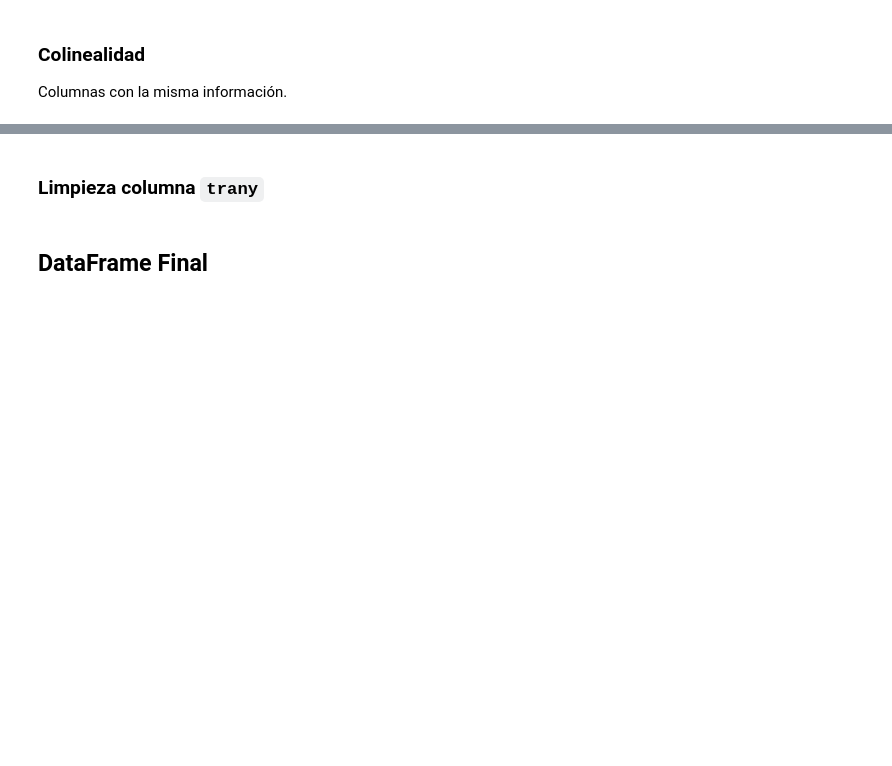
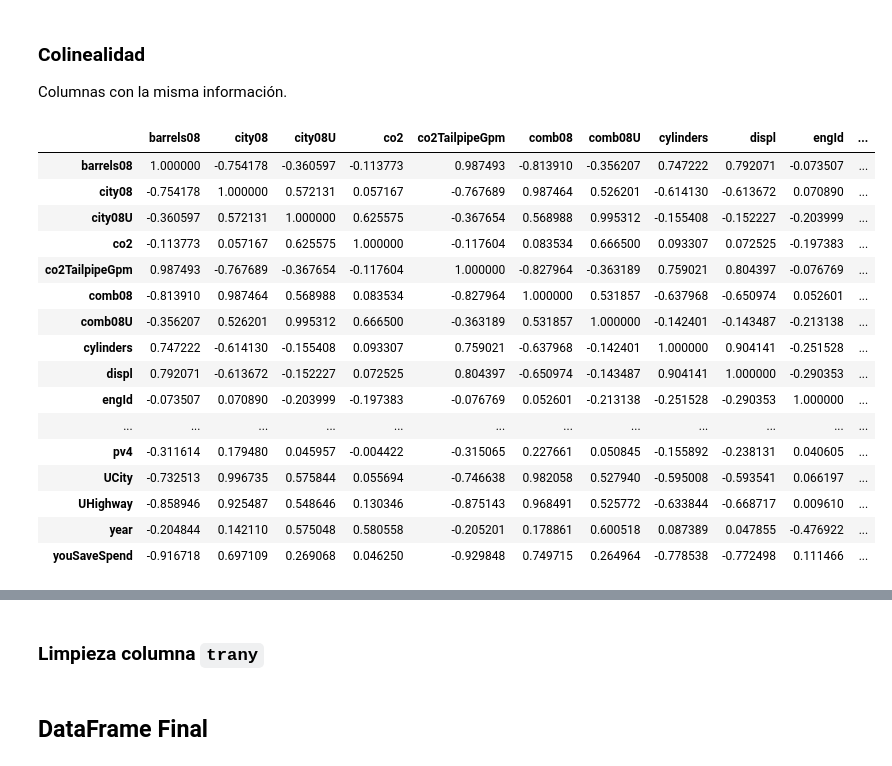
Before and after one commit to Ironhack-Data-Madrid-Julio-2023/apuntes_clase, a Jupyter notebook: semana_2/3.1 - Data Cleaning.ipynb, the cells around one changed output, grey strips where cells are left out. Cells and saved outputs as stored; diff of their text form; code cells hidden in the pictures; blank space fills up the shorter version.

```diff
--- a/semana_2/3.1 - Data Cleaning.ipynb
+++ b/semana_2/3.1 - Data Cleaning.ipynb
@@ -287,3 +500,23 @@ Outlier se refiere a esos registros con valores extremos, fuera del rango interc
 ### Colinealidad
 
 Columnas con la misma información.
+# %%
+df.corr()
+# %% [output]
+|  | barrels08 | city08 | city08U | co2 | co2TailpipeGpm | comb08 | comb08U | cylinders | displ | engId | ... |
+| barrels08 | 1.000000 | -0.754178 | -0.360597 | -0.113773 | 0.987493 | -0.813910 | -0.356207 | 0.747222 | 0.792071 | -0.073507 | ... |
+| city08 | -0.754178 | 1.000000 | 0.572131 | 0.057167 | -0.767689 | 0.987464 | 0.526201 | -0.614130 | -0.613672 | 0.070890 | ... |
+| city08U | -0.360597 | 0.572131 | 1.000000 | 0.625575 | -0.367654 | 0.568988 | 0.995312 | -0.155408 | -0.152227 | -0.203999 | ... |
+| co2 | -0.113773 | 0.057167 | 0.625575 | 1.000000 | -0.117604 | 0.083534 | 0.666500 | 0.093307 | 0.072525 | -0.197383 | ... |
+| co2TailpipeGpm | 0.987493 | -0.767689 | -0.367654 | -0.117604 | 1.000000 | -0.827964 | -0.363189 | 0.759021 | 0.804397 | -0.076769 | ... |
+| comb08 | -0.813910 | 0.987464 | 0.568988 | 0.083534 | -0.827964 | 1.000000 | 0.531857 | -0.637968 | -0.650974 | 0.052601 | ... |
+| comb08U | -0.356207 | 0.526201 | 0.995312 | 0.666500 | -0.363189 | 0.531857 | 1.000000 | -0.142401 | -0.143487 | -0.213138 | ... |
+| cylinders | 0.747222 | -0.614130 | -0.155408 | 0.093307 | 0.759021 | -0.637968 | -0.142401 | 1.000000 | 0.904141 | -0.251528 | ... |
+| displ | 0.792071 | -0.613672 | -0.152227 | 0.072525 | 0.804397 | -0.650974 | -0.143487 | 0.904141 | 1.000000 | -0.290353 | ... |
+| engId | -0.073507 | 0.070890 | -0.203999 | -0.197383 | -0.076769 | 0.052601 | -0.213138 | -0.251528 | -0.290353 | 1.000000 | ... |
+| ... | ... | ... | ... | ... | ... | ... | ... | ... | ... | ... | ... |
+| pv4 | -0.311614 | 0.179480 | 0.045957 | -0.004422 | -0.315065 | 0.227661 | 0.050845 | -0.155892 | -0.238131 | 0.040605 | ... |
+| UCity | -0.732513 | 0.996735 | 0.575844 | 0.055694 | -0.746638 | 0.982058 | 0.527940 | -0.595008 | -0.593541 | 0.066197 | ... |
+| UHighway | -0.858946 | 0.925487 | 0.548646 | 0.130346 | -0.875143 | 0.968491 | 0.525772 | -0.633844 | -0.668717 | 0.009610 | ... |
+| year | -0.204844 | 0.142110 | 0.575048 | 0.580558 | -0.205201 | 0.178861 | 0.600518 | 0.087389 | 0.047855 | -0.476922 | ... |
+| youSaveSpend | -0.916718 | 0.697109 | 0.269068 | 0.046250 | -0.929848 | 0.749715 | 0.264964 | -0.778538 | -0.772498 | 0.111466 | ... |
```
Also changed, not shown: parts of 30 cells of this notebook.
